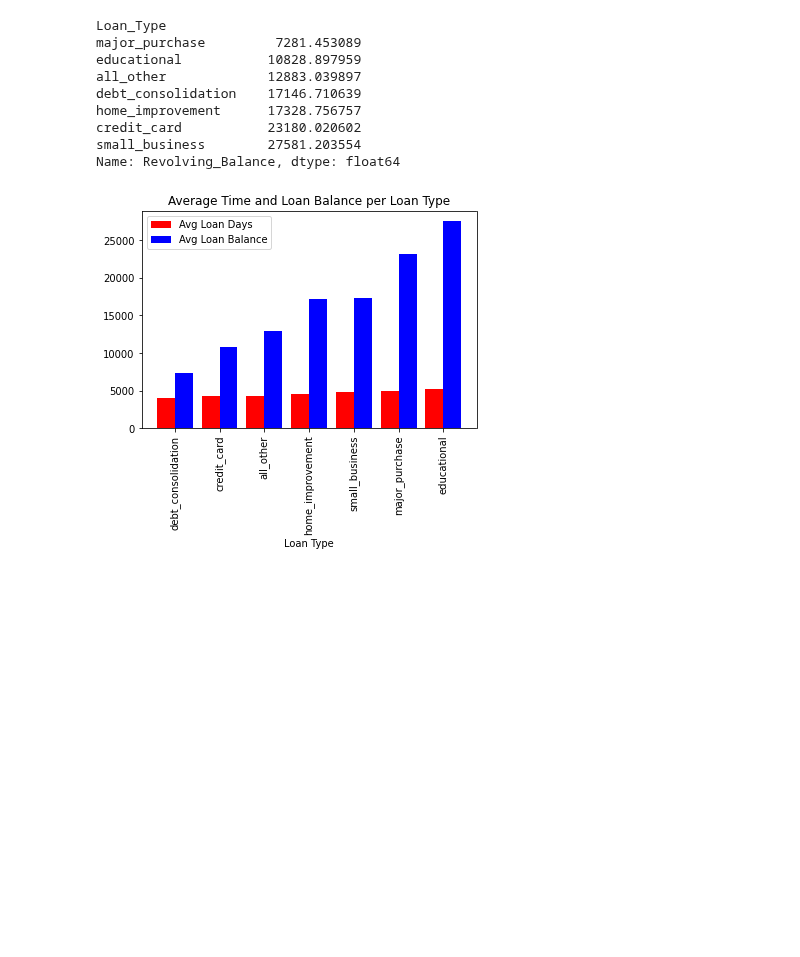
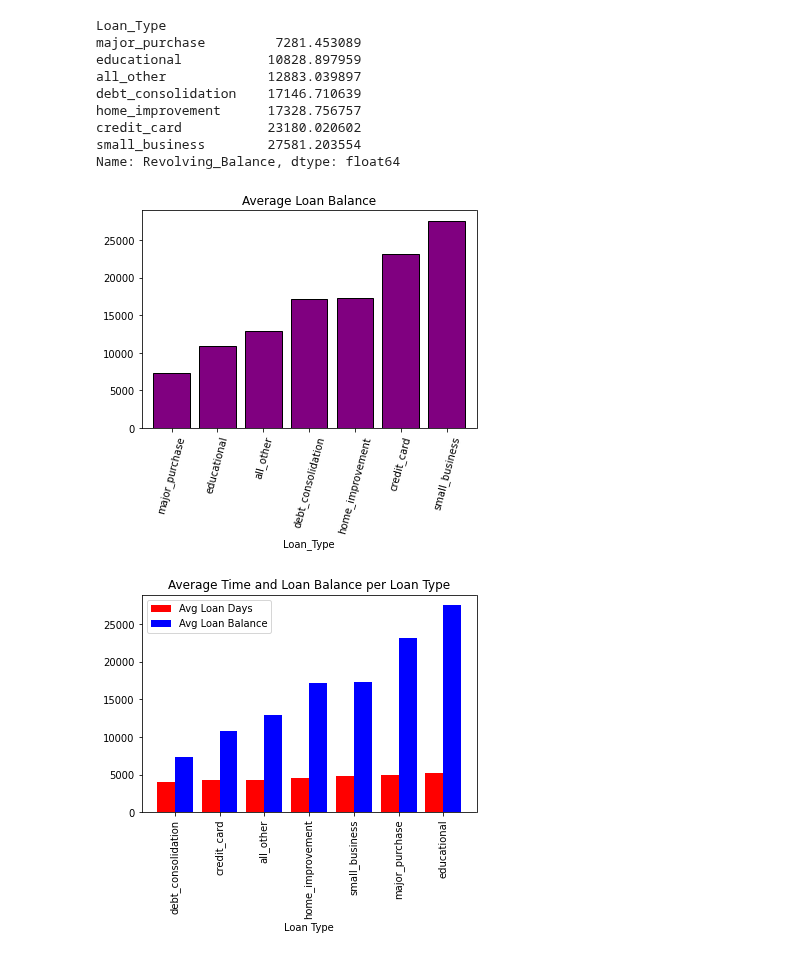
Before and after one commit to paulywog13/loan_data_analysis, a Jupyter notebook: Loan_Data_Analysis.ipynb, the cells around one changed output. Cells and saved outputs as stored; diff of their text form; code cells hidden in the pictures; blank space fills up the shorter version.

```diff
--- a/Loan_Data_Analysis.ipynb
+++ b/Loan_Data_Analysis.ipynb
@@ -126,6 +132,11 @@ home_improvement      17328.756757
 credit_card           23180.020602
 small_business        27581.203554
 Name: Revolving_Balance, dtype: float64
+# %%
+loan_balance_plot = loan_type_avg_balance.plot.bar(title = "Average Loan Balance", width = 0.8, edgecolor = 'black',
+                                                     color = "purple", rot = 75)
+# %% [output]
+[figure, added]
 # %%
 x = loan_data.Loan_Type.unique()
 x_axis = np.arange(len(x))
```
Also changed, not shown: parts of 4 cells of this notebook.
